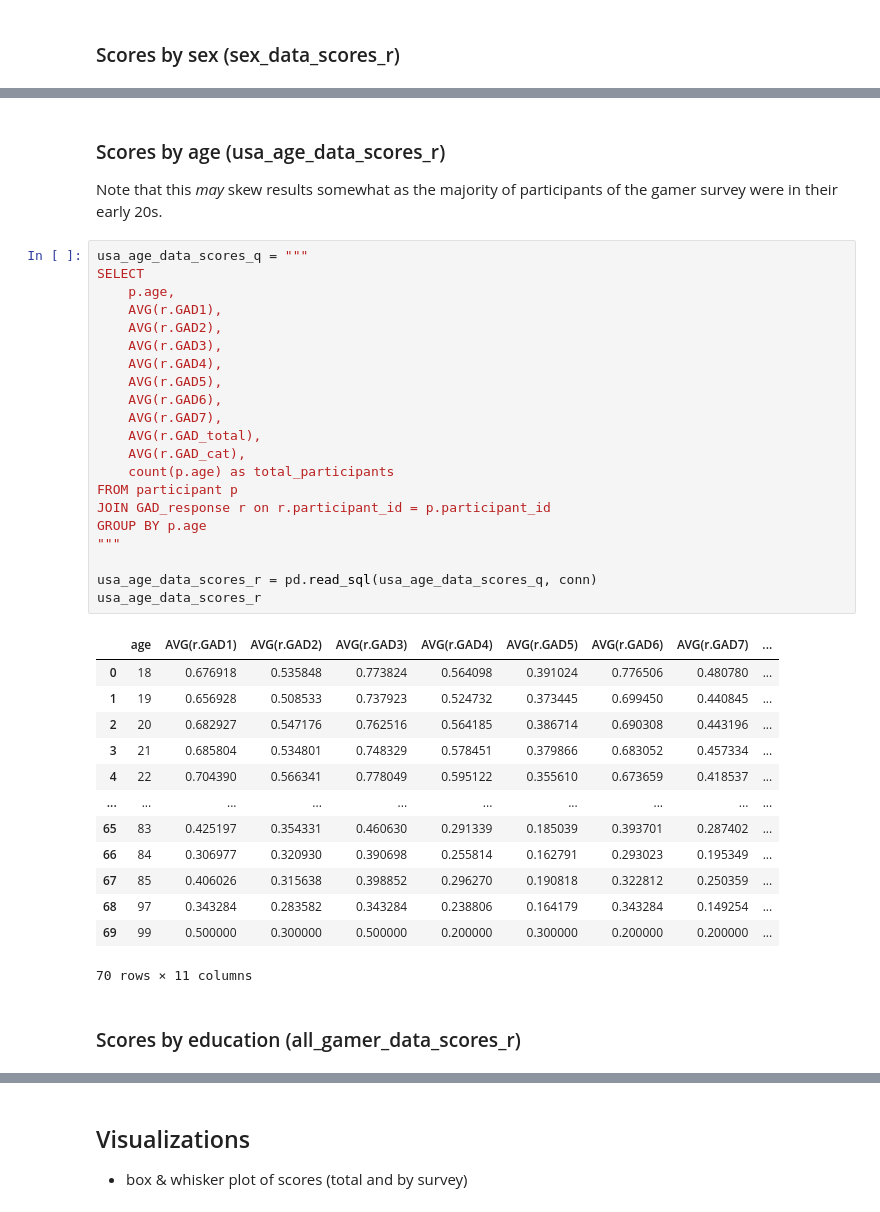
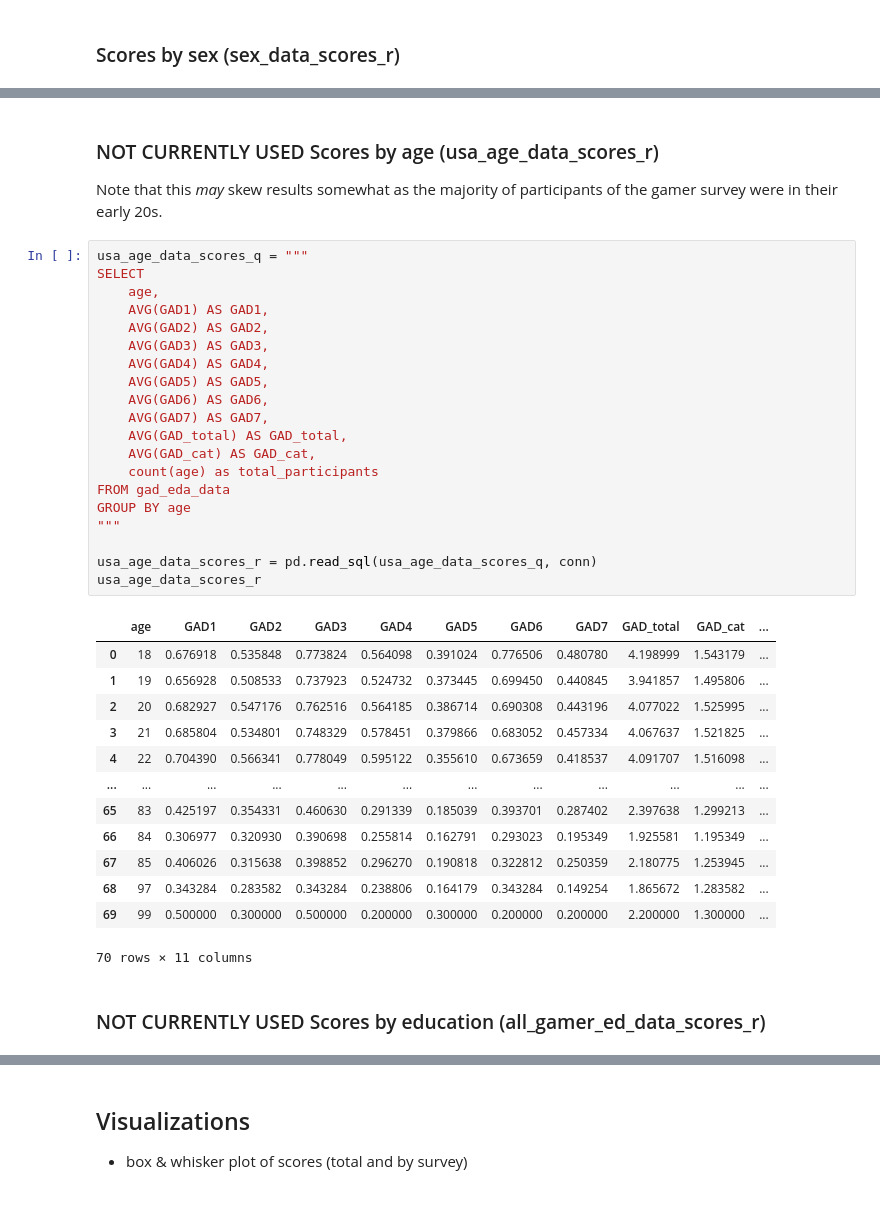
Before and after one commit to amallred/gaming-mental-health-analysis, a Jupyter notebook: notebooks/gad_eda.ipynb, the cells around one changed output, grey strips where cells are left out. Cells and saved outputs as stored; diff of their text form.

```diff
--- a/notebooks/gad_eda.ipynb
+++ b/notebooks/gad_eda.ipynb
@@ -457,43 +399,42 @@ sex_data_scores_r
 | 1 | 2 | Female | 0.511556 | 0.428062 | 0.557686 | 0.449534 | 0.259247 | 0.501102 | ... |
 | 2 | 7 | Refused | 1.666667 | 1.666667 | 0.666667 | 0.666667 | 0.333333 | 1.666667 | ... |
 # %% [markdown]
-### Scores by age (usa_age_data_scores_r)
+### NOT CURRENTLY USED Scores by age (usa_age_data_scores_r)
 Note that this *may* skew results somewhat as the majority of participants of the gamer survey were in their early 20s.
 # %%
 usa_age_data_scores_q = """
 SELECT
-    p.age,
-    AVG(r.GAD1),
-    AVG(r.GAD2),
-    AVG(r.GAD3),
-    AVG(r.GAD4),
-    AVG(r.GAD5),
-    AVG(r.GAD6),
-    AVG(r.GAD7),
-    AVG(r.GAD_total),
-    AVG(r.GAD_cat),
-    count(p.age) as total_participants
-FROM participant p
-JOIN GAD_response r on r.participant_id = p.participant_id
-GROUP BY p.age
+    age,
+    AVG(GAD1) AS GAD1,
+    AVG(GAD2) AS GAD2,
+    AVG(GAD3) AS GAD3,
+    AVG(GAD4) AS GAD4,
+    AVG(GAD5) AS GAD5,
+    AVG(GAD6) AS GAD6,
+    AVG(GAD7) AS GAD7,
+    AVG(GAD_total) AS GAD_total,
+    AVG(GAD_cat) AS GAD_cat,
+    count(age) as total_participants
+FROM gad_eda_data
+GROUP BY age
 """
 
 usa_age_data_scores_r = pd.read_sql(usa_age_data_scores_q, conn)
 usa_age_data_scores_r
 # %% [output]
-|  | age | AVG(r.GAD1) | AVG(r.GAD2) | AVG(r.GAD3) | AVG(r.GAD4) | AVG(r.GAD5) | AVG(r.GAD6) | AVG(r.GAD7) | ... |
-| 0 | 18 | 0.676918 | 0.535848 | 0.773824 | 0.564098 | 0.391024 | 0.776506 | 0.480780 | ... |
-| 1 | 19 | 0.656928 | 0.508533 | 0.737923 | 0.524732 | 0.373445 | 0.699450 | 0.440845 | ... |
-| 2 | 20 | 0.682927 | 0.547176 | 0.762516 | 0.564185 | 0.386714 | 0.690308 | 0.443196 | ... |
-| 3 | 21 | 0.685804 | 0.534801 | 0.748329 | 0.578451 | 0.379866 | 0.683052 | 0.457334 | ... |
-| 4 | 22 | 0.704390 | 0.566341 | 0.778049 | 0.595122 | 0.355610 | 0.673659 | 0.418537 | ... |
-| ... | ... | ... | ... | ... | ... | ... | ... | ... | ... |
-| 65 | 83 | 0.425197 | 0.354331 | 0.460630 | 0.291339 | 0.185039 | 0.393701 | 0.287402 | ... |
-| 66 | 84 | 0.306977 | 0.320930 | 0.390698 | 0.255814 | 0.162791 | 0.293023 | 0.195349 | ... |
-| 67 | 85 | 0.406026 | 0.315638 | 0.398852 | 0.296270 | 0.190818 | 0.322812 | 0.250359 | ... |
-| 68 | 97 | 0.343284 | 0.283582 | 0.343284 | 0.238806 | 0.164179 | 0.343284 | 0.149254 | ... |
-| 69 | 99 | 0.500000 | 0.300000 | 0.500000 | 0.200000 | 0.300000 | 0.200000 | 0.200000 | ... |
+|  | age | GAD1 | GAD2 | GAD3 | GAD4 | GAD5 | GAD6 | GAD7 | GAD_total | GAD_cat | ... |
+| 0 | 18 | 0.676918 | 0.535848 | 0.773824 | 0.564098 | 0.391024 | 0.776506 | 0.480780 | 4.198999 | 1.543179 | ... |
+| 1 | 19 | 0.656928 | 0.508533 | 0.737923 | 0.524732 | 0.373445 | 0.699450 | 0.440845 | 3.941857 | 1.495806 | ... |
+| 2 | 20 | 0.682927 | 0.547176 | 0.762516 | 0.564185 | 0.386714 | 0.690308 | 0.443196 | 4.077022 | 1.525995 | ... |
+| 3 | 21 | 0.685804 | 0.534801 | 0.748329 | 0.578451 | 0.379866 | 0.683052 | 0.457334 | 4.067637 | 1.521825 | ... |
+| 4 | 22 | 0.704390 | 0.566341 | 0.778049 | 0.595122 | 0.355610 | 0.673659 | 0.418537 | 4.091707 | 1.516098 | ... |
+| ... | ... | ... | ... | ... | ... | ... | ... | ... | ... | ... | ... |
+| 65 | 83 | 0.425197 | 0.354331 | 0.460630 | 0.291339 | 0.185039 | 0.393701 | 0.287402 | 2.397638 | 1.299213 | ... |
+| 66 | 84 | 0.306977 | 0.320930 | 0.390698 | 0.255814 | 0.162791 | 0.293023 | 0.195349 | 1.925581 | 1.195349 | ... |
+| 67 | 85 | 0.406026 | 0.315638 | 0.398852 | 0.296270 | 0.190818 | 0.322812 | 0.250359 | 2.180775 | 1.253945 | ... |
+| 68 | 97 | 0.343284 | 0.283582 | 0.343284 | 0.238806 | 0.164179 | 0.343284 | 0.149254 | 1.865672 | 1.283582 | ... |
+| 69 | 99 | 0.500000 | 0.300000 | 0.500000 | 0.200000 | 0.300000 | 0.200000 | 0.200000 | 2.200000 | 1.300000 | ... |
 70 rows × 11 columns
 # %% [markdown]
-### Scores by education (all_gamer_data_scores_r)
+### NOT CURRENTLY USED Scores by education (all_gamer_ed_data_scores_r)
 # %%
```
Also changed, not shown: parts of 39 cells of this notebook, 4 other files.
